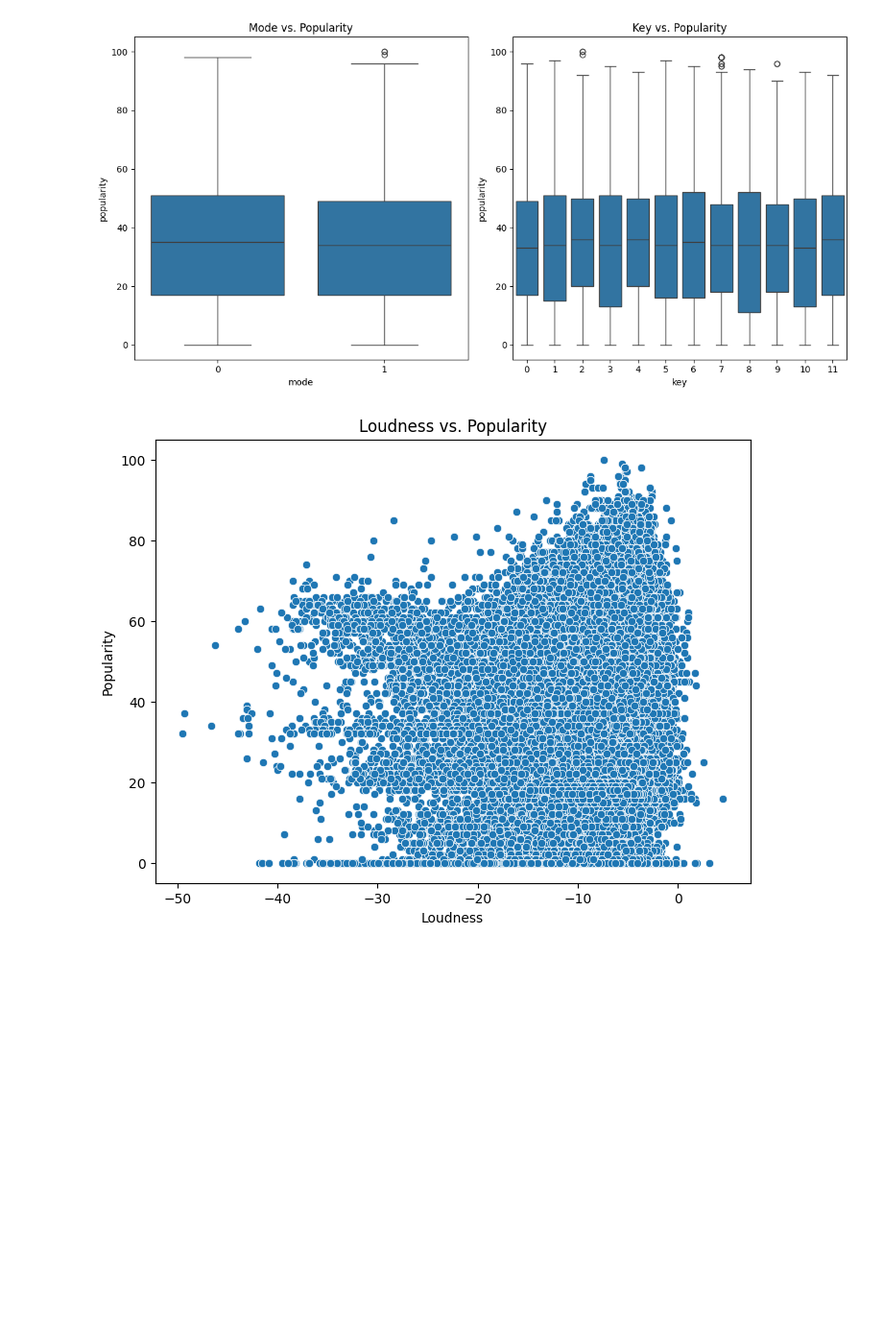
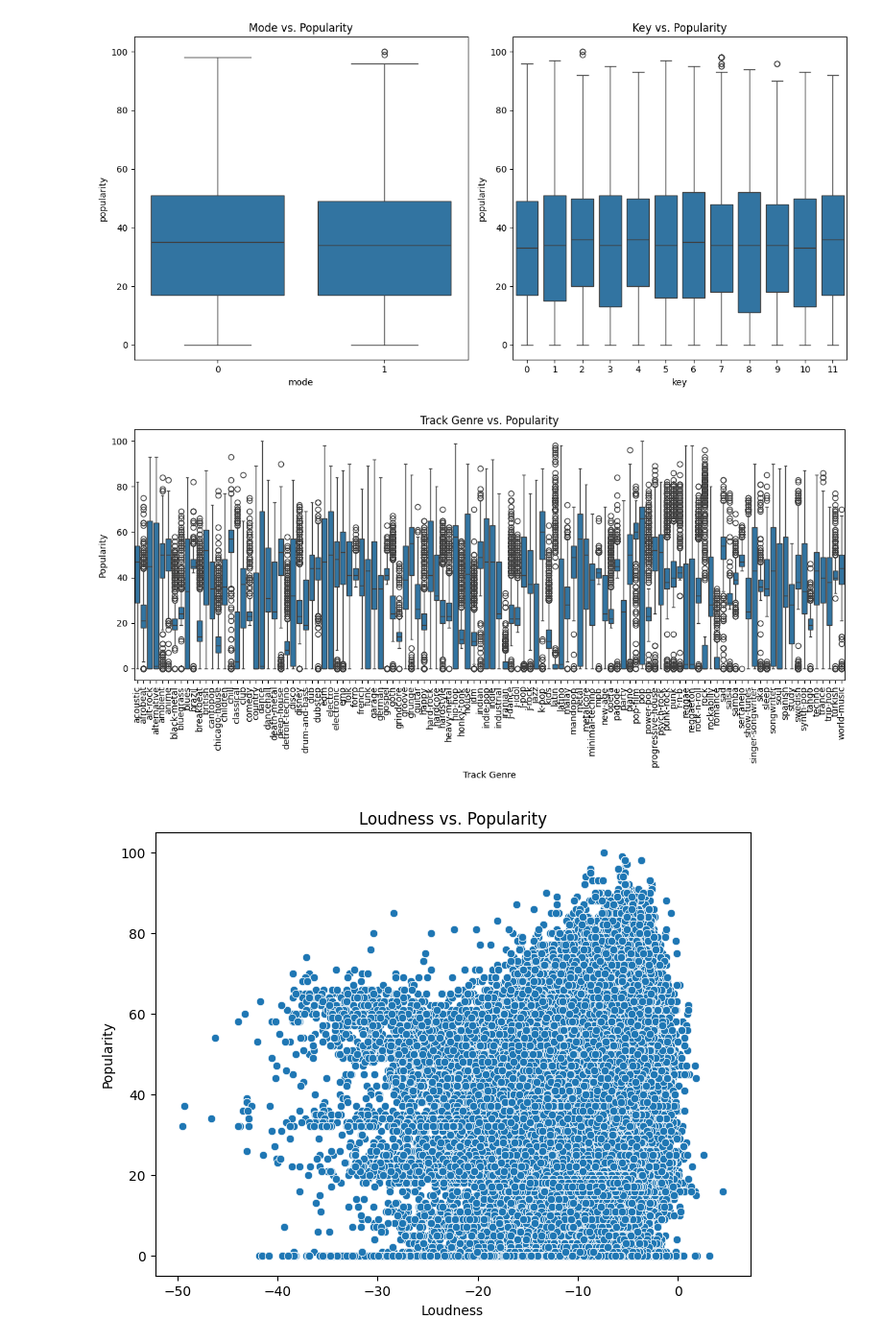
Before and after one commit to rghosh1353/spotify_genre_proj, a Jupyter notebook: Main.ipynb, the cells around one changed output. Shown at 96% size. Cells and saved outputs as stored; diff of their text form; code cells hidden in the pictures; blank space fills up the shorter version.

```diff
--- a/Main.ipynb
+++ b/Main.ipynb
@@ -192,8 +195,8 @@ def clean_data(df):
   #Encode explicit column (binary encoding)
   clean_df['explicit'] = clean_df['explicit'].astype(int)
 
-  #Remove track_id, artists,album_name, track_name, track_genre
-  clean_df = clean_df.drop(['track_id', 'artists', 'album_name', 'track_name','track_genre'], axis=1)
+  #Remove track_id, artists,album_name, track_name
+  clean_df = clean_df.drop(['track_id', 'artists', 'album_name', 'track_name'], axis=1)
 
   return clean_df
 # %%
@@ -302,6 +305,18 @@ plt.tight_layout()
 plt.show()
 # %% [output]
 [figure]
+# %%
+# Create a box plot of track genre vs popularity
+plt.figure(figsize=(12, 6))
+sns.boxplot(x='track_genre', y='popularity', data=spotify_cleaned_df)
+plt.xticks(rotation=90)  # Rotate x-axis labels for better readability
+plt.xlabel('Track Genre')
+plt.ylabel('Popularity')
+plt.title('Track Genre vs. Popularity')
+plt.tight_layout()
+plt.show()
+# %% [output]
+[figure, added]
 # %%
 # Scatter plot for loudness vs popularity
 plt.figure(figsize=(8, 6))
```
Also changed, not shown: parts of 29 cells of this notebook.
